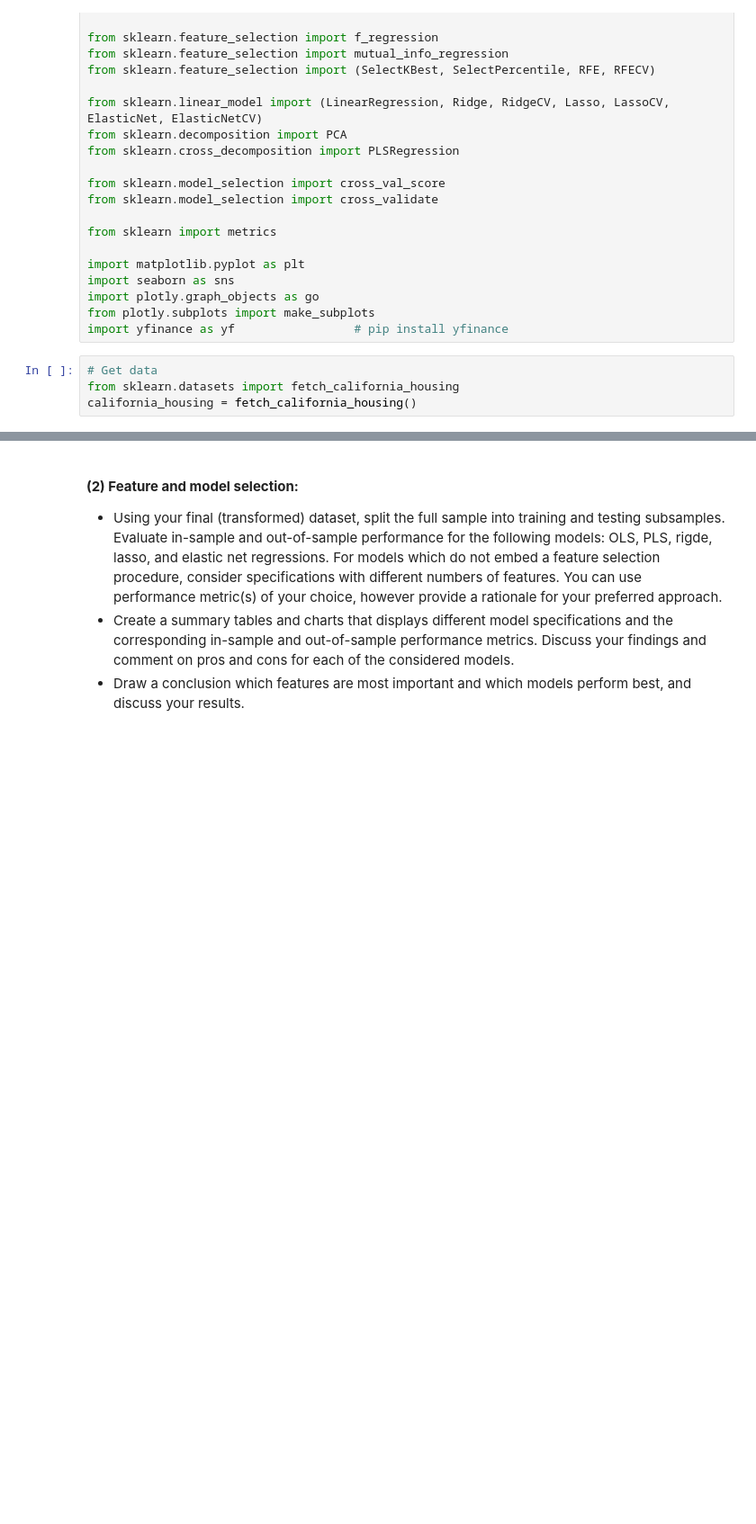
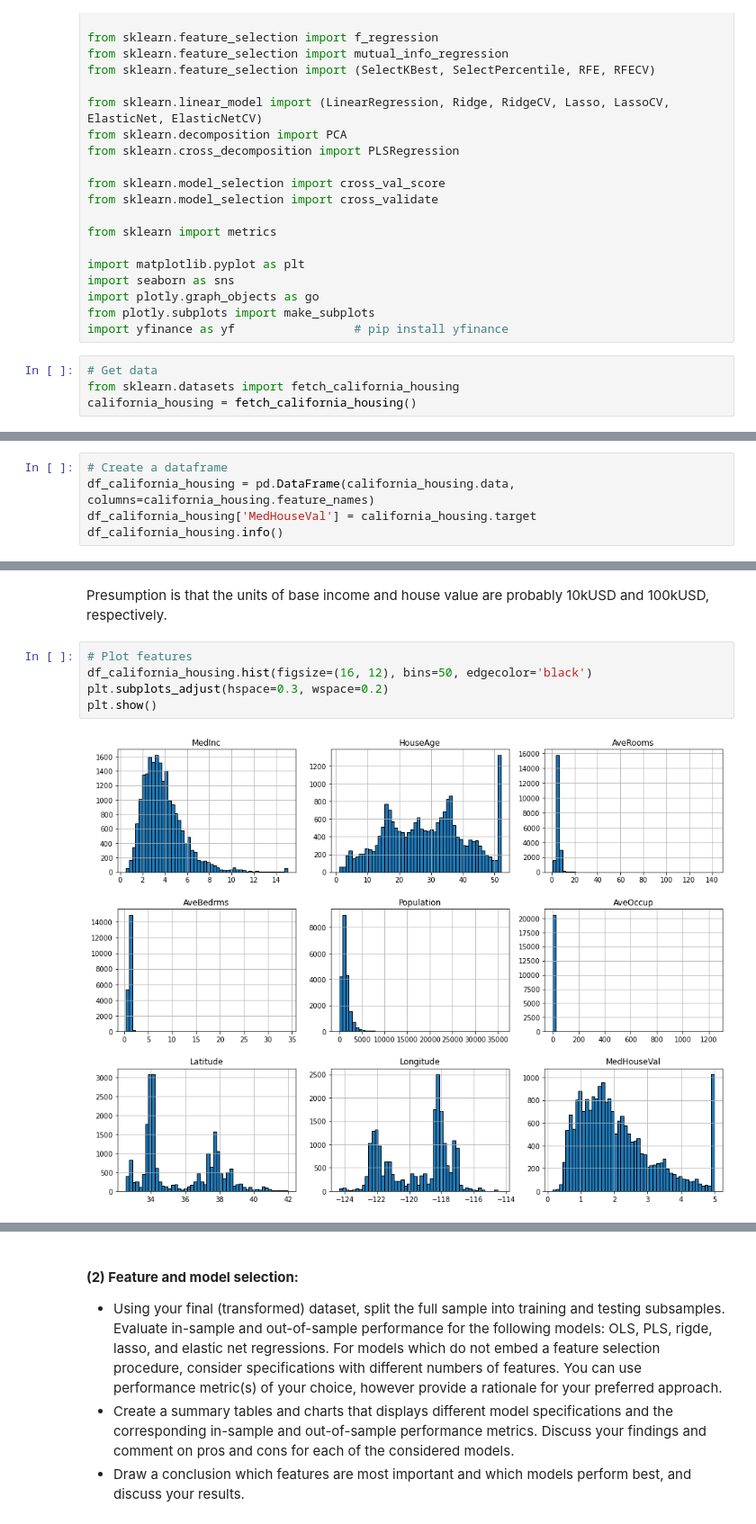
Before and after one commit to brs22/ML-HW-2, a Jupyter notebook: code_new.ipynb, the cells around one changed output, grey strips where cells are left out. Shown at 90% size. Cells and saved outputs as stored; diff of their text form; blank space fills up the shorter version.

```diff
--- a/code_new.ipynb
+++ b/code_new.ipynb
@@ -43,0 +80,5 @@ california_housing = fetch_california_housing()
+# %%
+# Create a dataframe
+df_california_housing = pd.DataFrame(california_housing.data, columns=california_housing.feature_names)
+df_california_housing['MedHouseVal'] = california_housing.target
+df_california_housing.info()
@@ -43,0 +136,9 @@ california_housing = fetch_california_housing()
+# %% [markdown]
+Presumption is that the units of base income and house value are probably 10kUSD and 100kUSD, respectively.
+# %%
+# Plot features
+df_california_housing.hist(figsize=(16, 12), bins=50, edgecolor='black')
+plt.subplots_adjust(hspace=0.3, wspace=0.2)
+plt.show()
+# %% [output]
+[figure, added]
```
Also changed, not shown: parts of 83 cells of this notebook.
